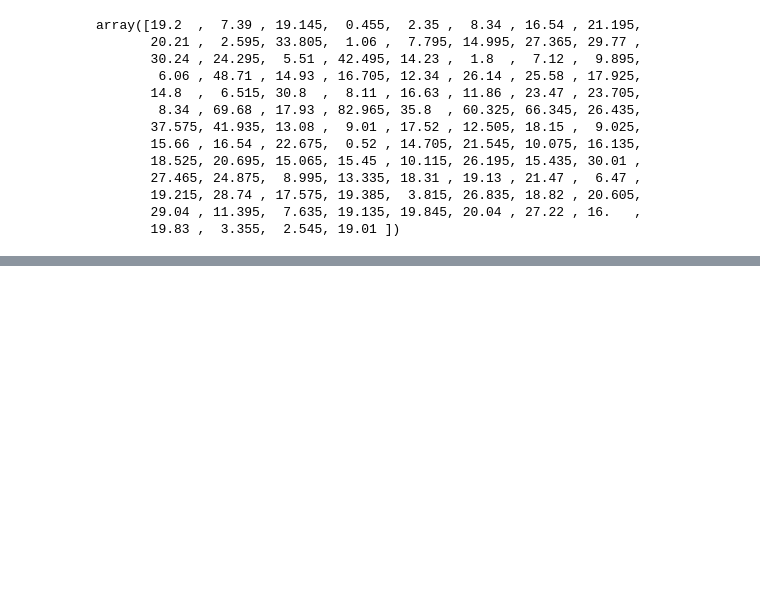
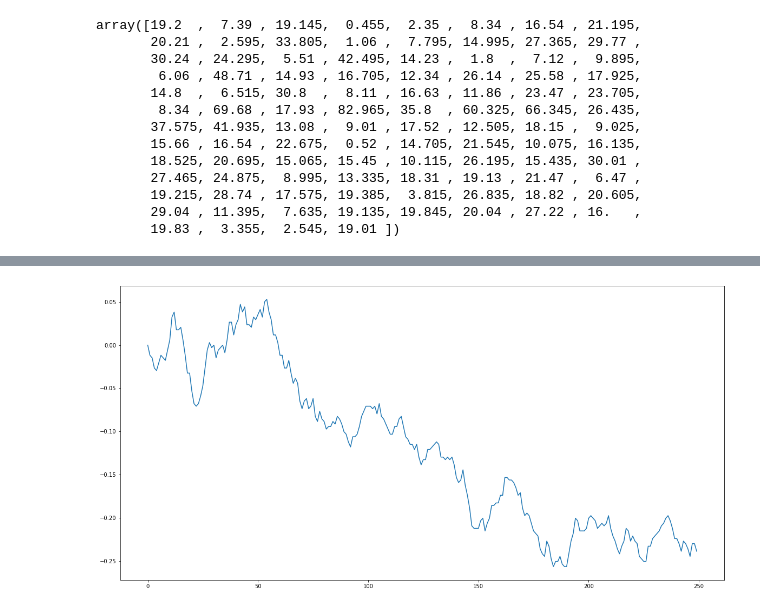
Before and after one commit to xhua7999/Astronauts---Sig-Algothon-2021, a Jupyter notebook: testing SIG.ipynb, the cells around one changed output, grey strips where cells are left out. Drawn from its saved outputs; the diff is of its cells as text; code cells hidden in the pictures; blank space fills up the shorter version.

```diff
--- a/testing SIG.ipynb
+++ b/testing SIG.ipynb
@@ -275,7 +275,7 @@ except:
 edgeArray = (theoreticalPrices - lastPrice)/lastPrice
 len(edgeArray)
 newPosition = currentPos
-edgeRequired = 0.01 # if we have 1% of edge we will max out long and short based on direction
+edgeRequired = 0.005 # if we have 1% of edge we will max out long and short based on direction
 for i in range(len(edgeArray)):
 
     if edgeArray[i] > edgeRequired:
@@ -301,0 +290,92 @@ array([ -509., -1362.,  -557., 22222., -4149.,  1240.,   625.,  -465.,
+# %%
+import matplotlib.pyplot as plt
+from matplotlib.pyplot import figure
+import pandas as pd
+import numpy as np
+import scipy
+from scipy.ndimage import gaussian_filter1d
+import random
+
+df = pd.read_csv('prices250.txt', sep='     ', header=None)
+#print(df)
+
+NUM_DAYS = df.shape[0]
+NUM_STOCKS = df.shape[1]
+
+def convert_to_percentage_growth(df):
+    percent_df = df.copy()
+    percent_df.iloc[0,:] = np.zeros(len(df.iloc[0,:]))
+    for i in range(1, df.shape[0]):
+        percent_df.iloc[i,:] = (df.iloc[i,:] - df.iloc[0,:]) / df.iloc[0,:]
+    return percent_df
+
+percent_df = convert_to_percentage_growth(df)
+#print(percent_df)
+
+# final_return = (df.iloc[df.shape[0]-1,:] - df.iloc[0,:]) / df.iloc[0,:]
+# print(final_return)
+# print(sum(final_return) / len(final_return))
+
+
+
+def plot_df(df):
+    for i in range(df.shape[1]):
+        data = df.iloc[:,i]
+        plt.figure(figsize=(20,10))
+        plt.plot(data)
+
+    plt.show()
+
+
+def get_std_dev(df):
+    """Returns a list containing the standard deviations for every stock in the dataframe."""
+    std_devs = []
+    for i in range(df.shape[1]):
+        std_devs.append(np.std(df.iloc[:,i].values))
+    return std_devs
+
+
+def get_mean_price(df):
+    means = []
+    for i in range(df.shape[1]):
+        means.append(np.mean(df.iloc[:,i].values))
+    return means
+
+
+def gaussian_filter(df, std_dev):
+    new_df = df.copy()
+    for i in range(df.shape[1]):
+        new_df.iloc[:,i] = gaussian_filter1d(df.iloc[:,i], std_dev)
+    return new_df
+
+
+def get_price_change(df):
+    new_df = df.copy()
+    new_df.iloc[0,:] = np.zeros(df.shape[1])
+    for i in range(1, df.shape[0]):
+        new_df.iloc[i,:] = df.iloc[i,:] - df.iloc[i-1,:]
+    return new_df
+
+
+def filter_stocks(df, keep_function):
+    drop_columns = []
+    for i in range(df.shape[1]):
+        if not keep_function(df.iloc[:,i].values):
+            drop_columns.append(i)
+    return df.drop(drop_columns, axis=1)
+
+
+percent_df = filter_stocks(percent_df, lambda arr: random.randint(1,30) == 1)
+plot_df(percent_df)
+
+filtered_percent_df = gaussian_filter(percent_df, 10)
+plot_df(filtered_percent_df)
+
+price_change_df = get_price_change(percent_df)
+plot_df(price_change_df)
+
+# means = get_mean_price(price_change_df)
+
+plt.show()
+# %% [output]
+[figure, added]
```
Also changed, not shown: parts of 4 cells of this notebook.
